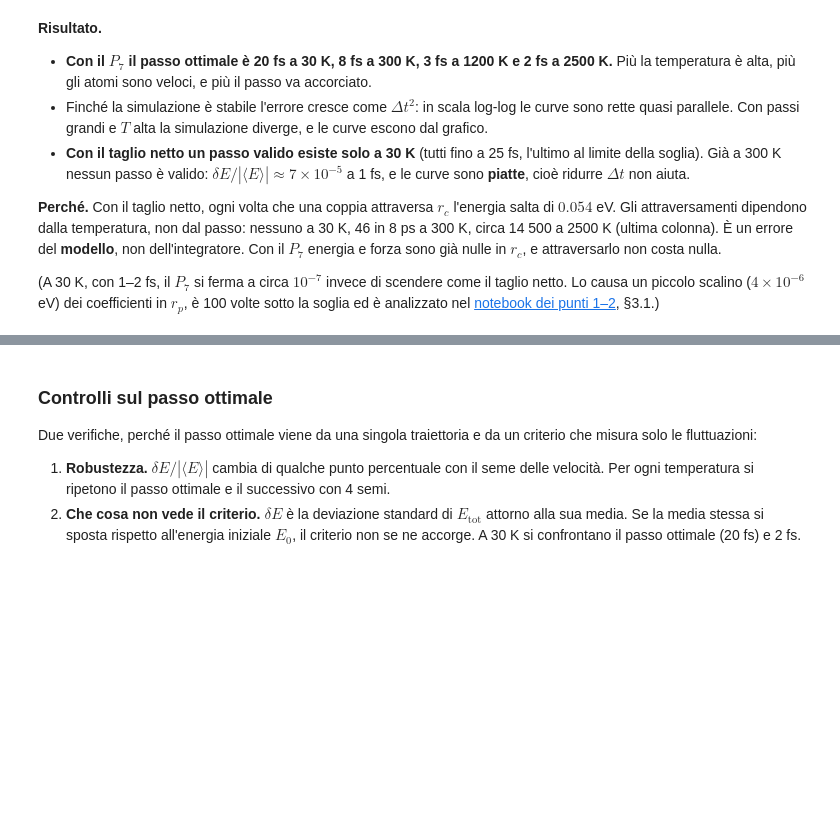
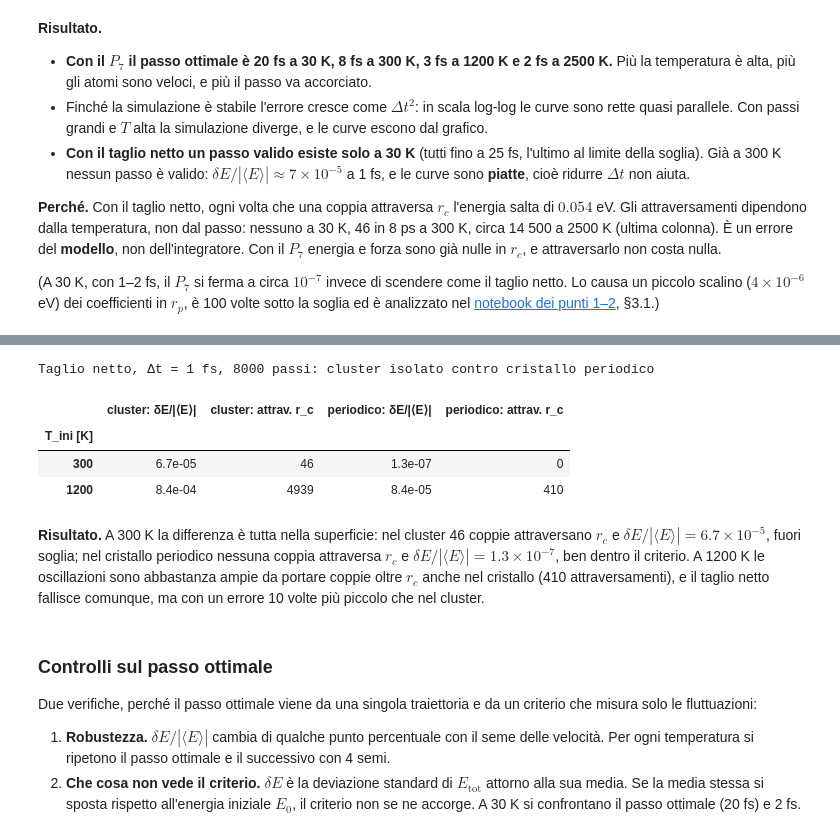
Before and after one commit to francescobellina/computational-course, a Jupyter notebook: notebooks/esame/esercizio1_part1_2.ipynb, the cells around one changed output, grey strips where cells are left out. Drawn from its saved outputs; the diff is of its cells as text; code cells hidden in the pictures; blank space fills up the shorter version.

```diff
--- a/notebooks/esame/esercizio1_part1_2.ipynb
+++ b/notebooks/esame/esercizio1_part1_2.ipynb
@@ -336,3 +343,31 @@ coefficienti in $r_p$, è 100 volte sotto la soglia ed è analizzato nel
+# %%
+box = np.diag(fcc_supercell(A_AG, 4, 4, 4)[1])
+netto_pbc = lj_p7_model(SIGMA, EPSILON, RC, box=box, periodic=(True, True, True))
+righe = []
+for t in (300.0, 1200.0):
+    vel = assign_vel(natoms, MASS, t, seed=SEED)  # nel cristallo periodico basta P = 0
+    res = run_nve(pos0, vel, MASS, 1 * FS, NSTEPS, netto_pbc)
+    st = production_stats(res, int(round(T_TH_PS * 1000)))
+    cl = scan["netto"][t][0]
+    righe.append({"T_ini [K]": f"{t:g}",
+                  "cluster: δE/|⟨E⟩|": f"{cl['dE_rel']:.1e}", "cluster: attrav. r_c": cl["n_cross"],
+                  "periodico: δE/|⟨E⟩|": f"{st['dE_rel']:.1e}", "periodico: attrav. r_c": res["n_cross"]})
+display(pd.DataFrame(righe).set_index("T_ini [K]").style.set_caption(
+    "Taglio netto, Δt = 1 fs, 8000 passi: cluster isolato contro cristallo periodico"))
+# %% [output]
+Taglio netto, Δt = 1 fs, 8000 passi: cluster isolato contro cristallo periodico
+|  | cluster: δE/|⟨E⟩| | cluster: attrav. r_c | periodico: δE/|⟨E⟩| | periodico: attrav. r_c |
+| T_ini [K] |  |  |  |  |
+| 300 | 6.7e-05 | 46 | 1.3e-07 | 0 |
+| 1200 | 8.4e-04 | 4939 | 8.4e-05 | 410 |
+# %% [markdown]
+**Risultato.** A 300 K la differenza è tutta nella superficie: nel cluster 46
+coppie attraversano $r_c$ e $\delta E/|\langle E\rangle|=6.7\times10^{-5}$, fuori
+soglia; nel cristallo periodico nessuna coppia attraversa $r_c$ e
+$\delta E/|\langle E\rangle|=1.3\times10^{-7}$, ben dentro il criterio. A 1200 K le
+oscillazioni sono abbastanza ampie da portare coppie oltre $r_c$ anche nel cristallo
+(410 attraversamenti), e il taglio netto fallisce comunque, ma con un errore 10 volte
+più piccolo che nel cluster.
 # %% [markdown]
 ### Controlli sul passo ottimale
 
```
Also changed, not shown: parts of 3 cells of this notebook, 17 other files.
